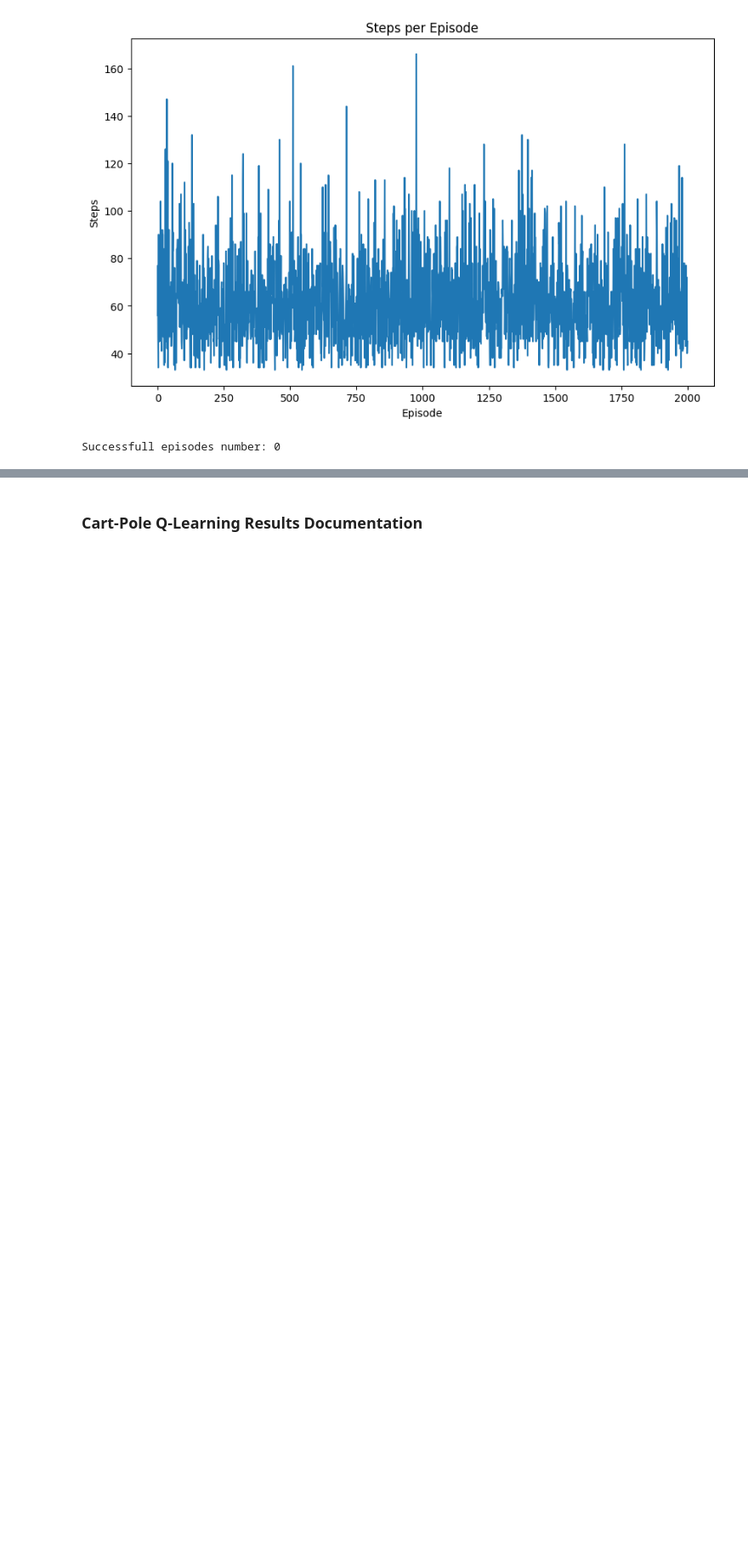
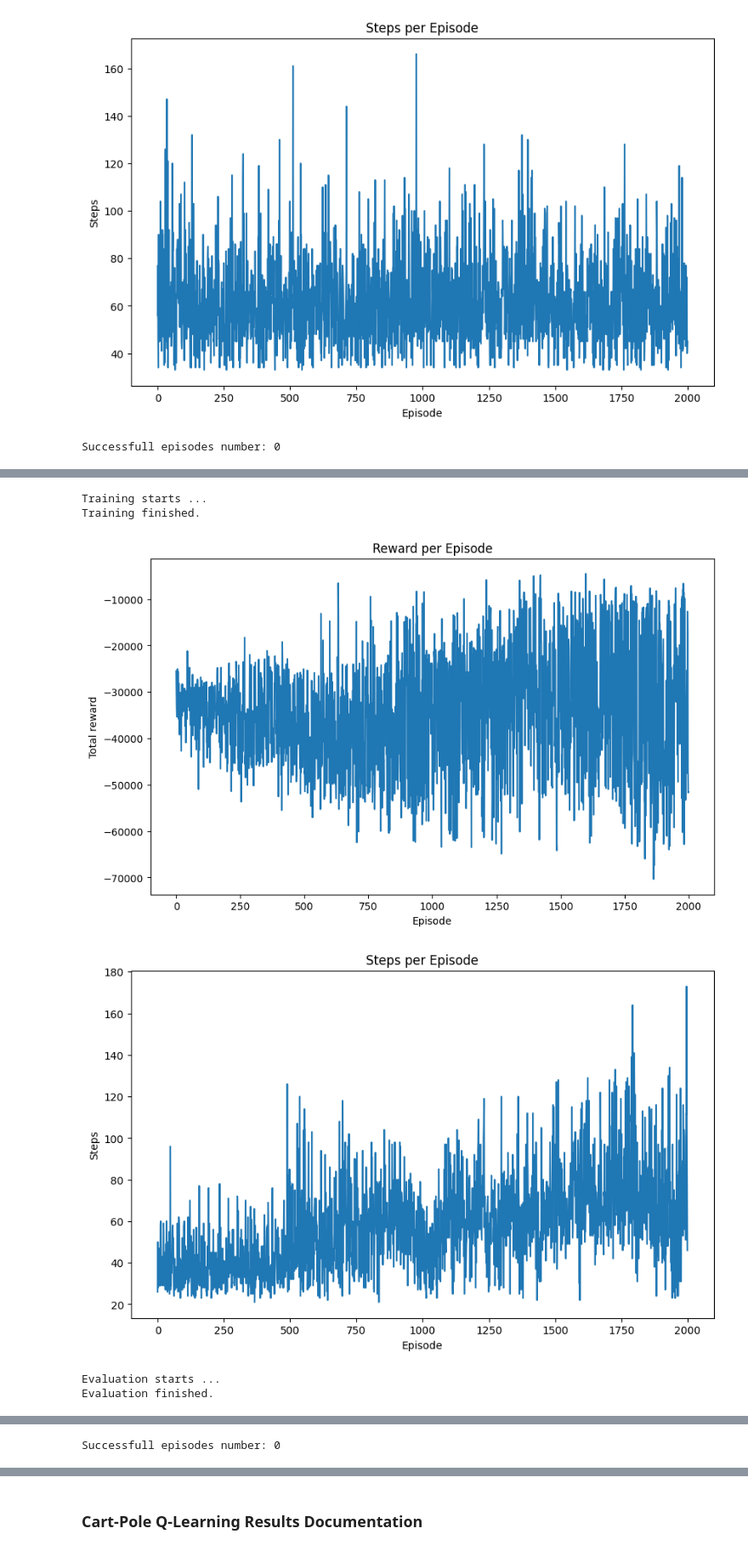
Before and after one commit to sav0sav1c5/reinforcement-learning, a Jupyter notebook: src/FinalProject/CartPole-Project.ipynb, the cells around one changed output, grey strips where cells are left out. Shown at 85% size. Saved outputs shown, nothing was run; the diff lists cells and outputs as text; code cells hidden in the pictures; blank space fills up the shorter version.

```diff
--- a/src/FinalProject/CartPole-Project.ipynb
+++ b/src/FinalProject/CartPole-Project.ipynb
@@ -911,0 +1081,9 @@ Successfull episodes number: 0
+# %%
+agent_five(model = model, state_discretizer = state_discretizer)
+# %% [output]
+Training starts ...
+Training finished.
+[figure, added]
+[figure, added]
+Evaluation starts ...
+Evaluation finished.
@@ -912 +1092,2 @@ Successfull episodes number: 0
+Successfull episodes number: 0
 # %% [markdown]
```
Also changed, not shown: parts of 14 cells of this notebook.
